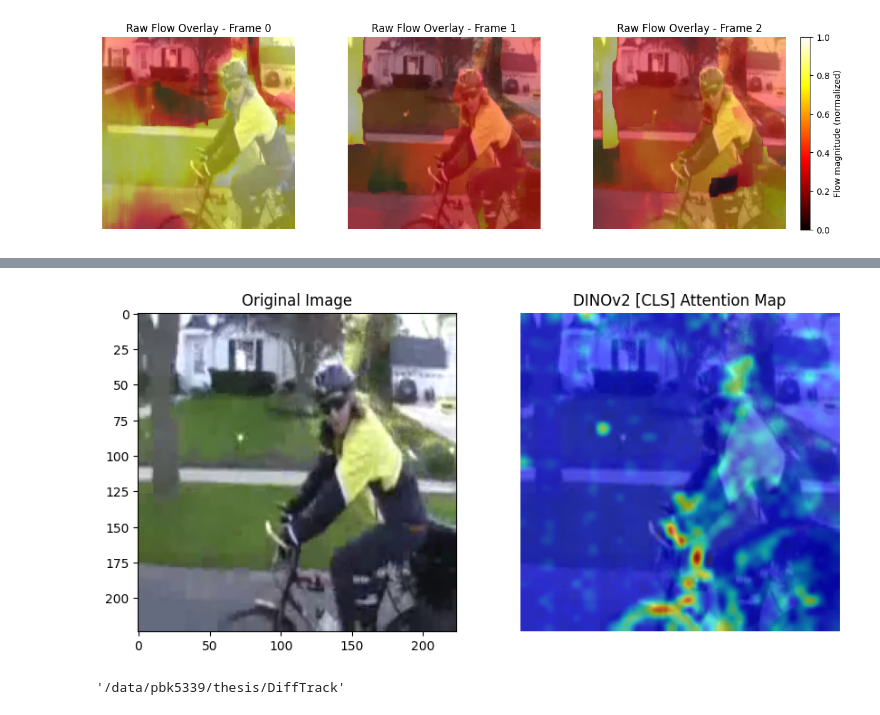
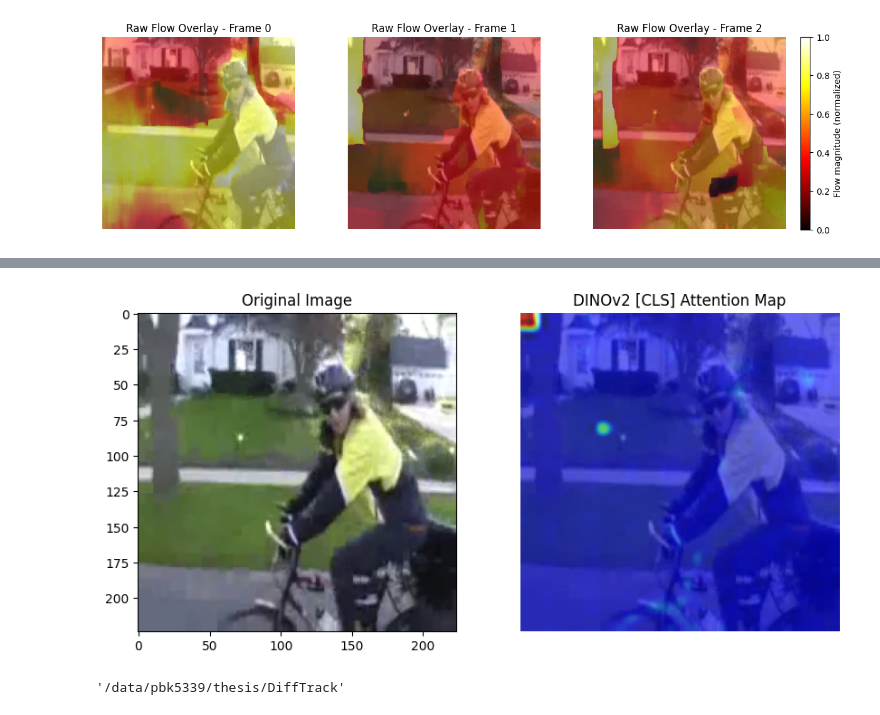
Before and after one commit to Pradyumnak777/experiments, a Jupyter notebook: DiffTrack/point_sampling/compare.ipynb, the cells around one changed output, grey strips where cells are left out. Saved outputs shown, nothing was run; the diff lists cells and outputs as text; code cells hidden in the pictures.

```diff
--- a/DiffTrack/point_sampling/compare.ipynb
+++ b/DiffTrack/point_sampling/compare.ipynb
@@ -36,7 +52,7 @@ frame_chunk_indices = [start_frame, start_frame + 1, start_frame + 2]
 flow_chunk = flow[frame_chunk_indices].unsqueeze(0)  # (1, 3, 2, 224, 224)
 
 #get flow mask
-flow_mask = get_robust_mask(flow_chunk)  # (1, 3, 1, 224, 224)
+flow_mask = get_robust_mask_2(flow_chunk)  # (1, 3, 1, 224, 224)
 print(f"Flow mask shape: {flow_mask.shape}")
 print(f"Flow mask value range: [{flow_mask.min():.2f}, {flow_mask.max():.2f}]")
 
@@ -140,7 +156,7 @@ plt.show()
 # %%
 #now get the dinov2-base-with-registers final layer cls pathces attention Map
 
-model_name = "facebook/dinov2-small"
+model_name = "facebook/dinov2-base"
 dino = AutoModel.from_pretrained(model_name, output_attentions=True).eval()
 
 device = torch.device("cuda" if torch.cuda.is_available() else "cpu")
@@ -207,4 +222,4 @@ plt.show()
-[figure, old version]
+[figure, new version]
 # %%
 %pwd
 # %cd DiffTrack
```
Also changed, not shown: parts of 4 cells of this notebook, 3 other files.
